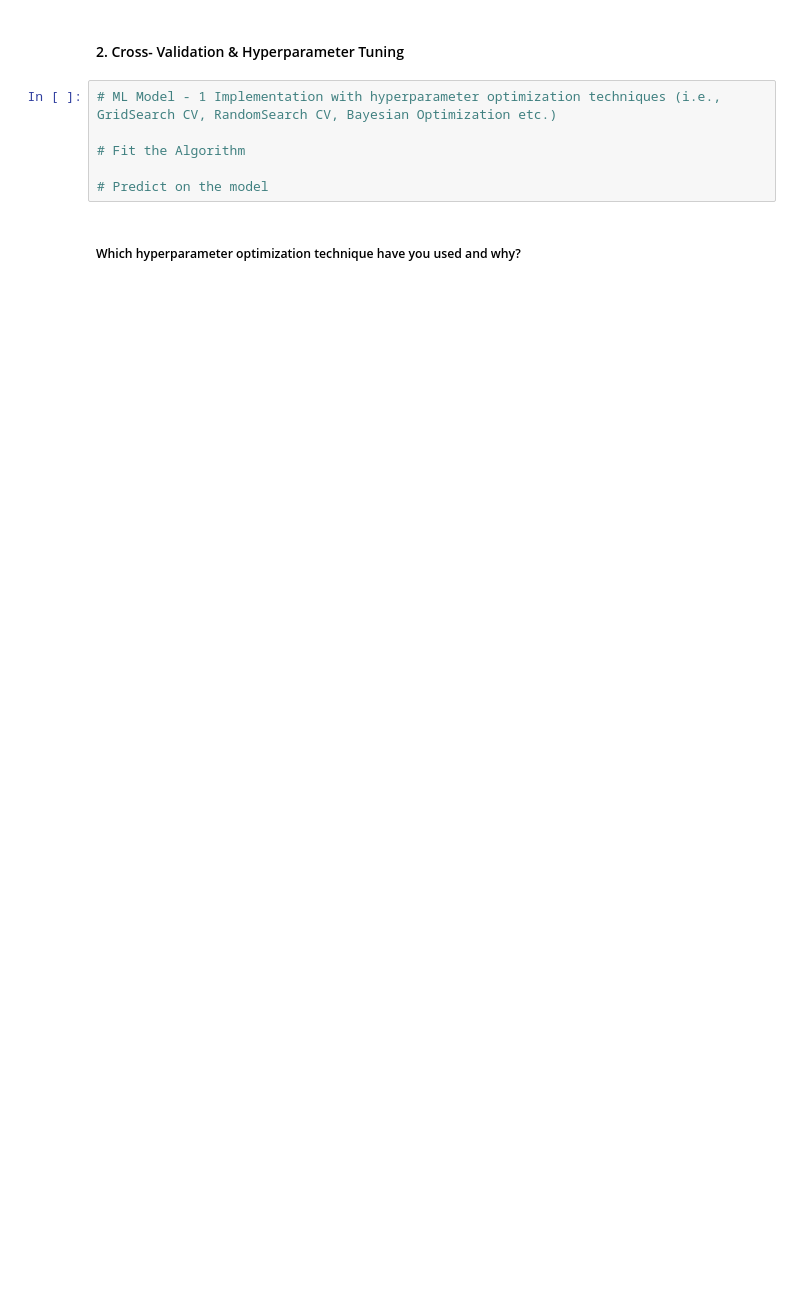
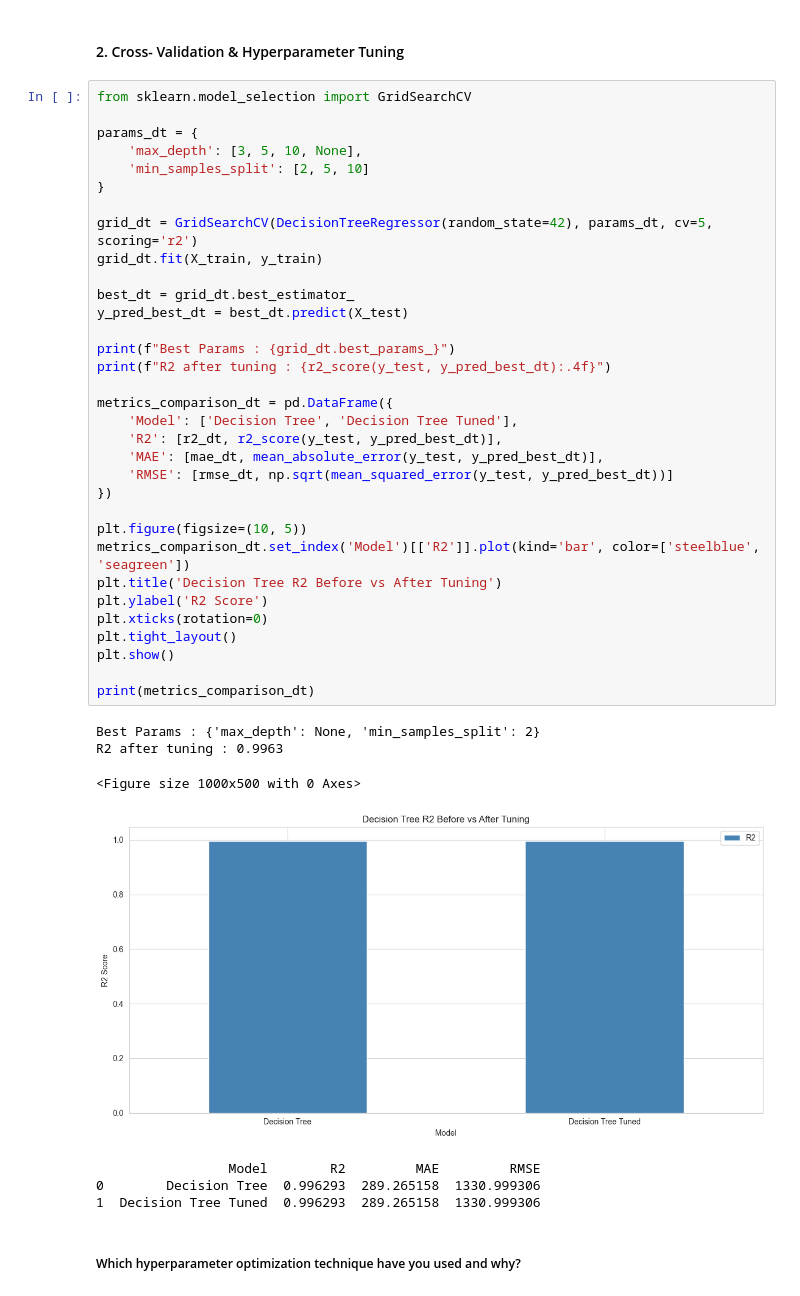
Before and after one commit to sarthak-codes11/-phonepe-transaction-insights, a Jupyter notebook: Sample_ML_Submission_Template-2.ipynb, the cells around one changed output. Drawn from its saved outputs; the diff is of its cells as text; blank space fills up the shorter version.

```diff
--- a/Sample_ML_Submission_Template-2.ipynb
+++ b/Sample_ML_Submission_Template-2.ipynb
@@ -1313,10 +1388,45 @@ Answer Here.
 # %% [markdown]
 #### 2. Cross- Validation & Hyperparameter Tuning
-# %%
-# ML Model - 1 Implementation with hyperparameter optimization techniques (i.e., GridSearch CV, RandomSearch CV, Bayesian Optimization etc.)
-
-# Fit the Algorithm
-
-# Predict on the model
+# %%
+from sklearn.model_selection import GridSearchCV
+
+params_dt = {
+    'max_depth': [3, 5, 10, None],
+    'min_samples_split': [2, 5, 10]
+}
+
+grid_dt = GridSearchCV(DecisionTreeRegressor(random_state=42), params_dt, cv=5, scoring='r2')
+grid_dt.fit(X_train, y_train)
+
+best_dt = grid_dt.best_estimator_
+y_pred_best_dt = best_dt.predict(X_test)
+
+print(f"Best Params : {grid_dt.best_params_}")
+print(f"R2 after tuning : {r2_score(y_test, y_pred_best_dt):.4f}")
+
+metrics_comparison_dt = pd.DataFrame({
+    'Model': ['Decision Tree', 'Decision Tree Tuned'],
+    'R2': [r2_dt, r2_score(y_test, y_pred_best_dt)],
+    'MAE': [mae_dt, mean_absolute_error(y_test, y_pred_best_dt)],
+    'RMSE': [rmse_dt, np.sqrt(mean_squared_error(y_test, y_pred_best_dt))]
+})
+
+plt.figure(figsize=(10, 5))
+metrics_comparison_dt.set_index('Model')[['R2']].plot(kind='bar', color=['steelblue', 'seagreen'])
+plt.title('Decision Tree R2 Before vs After Tuning')
+plt.ylabel('R2 Score')
+plt.xticks(rotation=0)
+plt.tight_layout()
+plt.show()
+
+print(metrics_comparison_dt)
+# %% [output]
+Best Params : {'max_depth': None, 'min_samples_split': 2}
+R2 after tuning : 0.9963
+<Figure size 1000x500 with 0 Axes>
+[figure, added]
+                 Model        R2         MAE         RMSE
+0        Decision Tree  0.996293  289.265158  1330.999306
+1  Decision Tree Tuned  0.996293  289.265158  1330.999306
 # %% [markdown]
 ##### Which hyperparameter optimization technique have you used and why?
```
Also changed, not shown: parts of 40 cells of this notebook.
